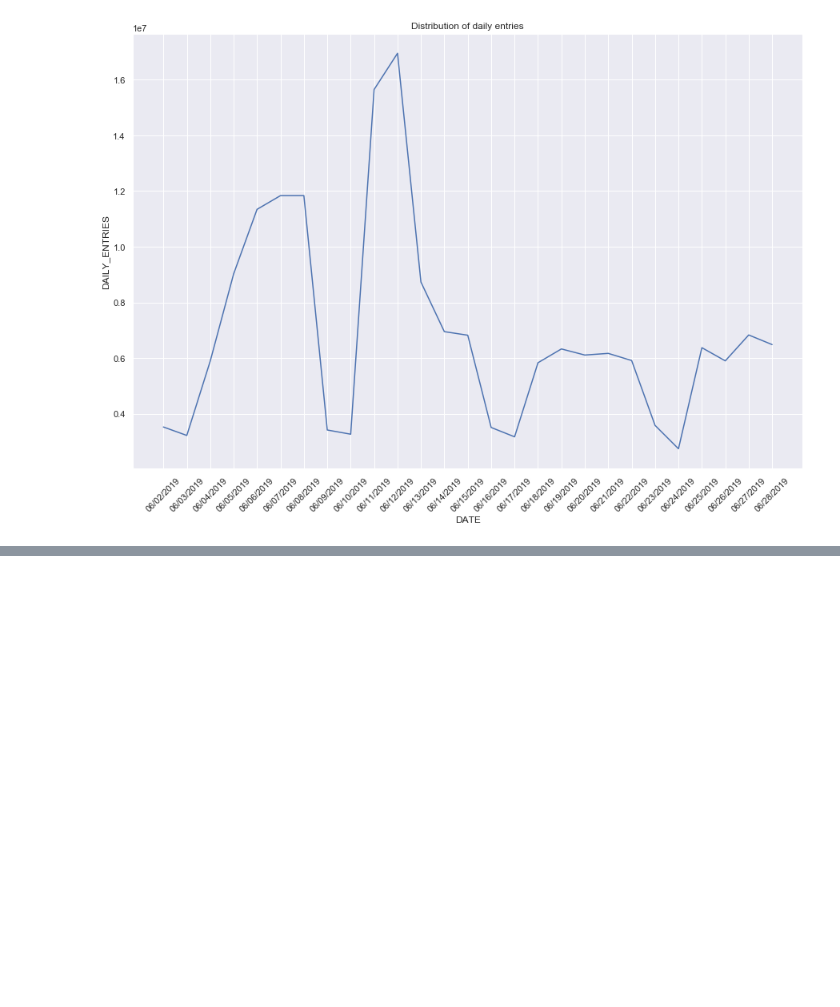
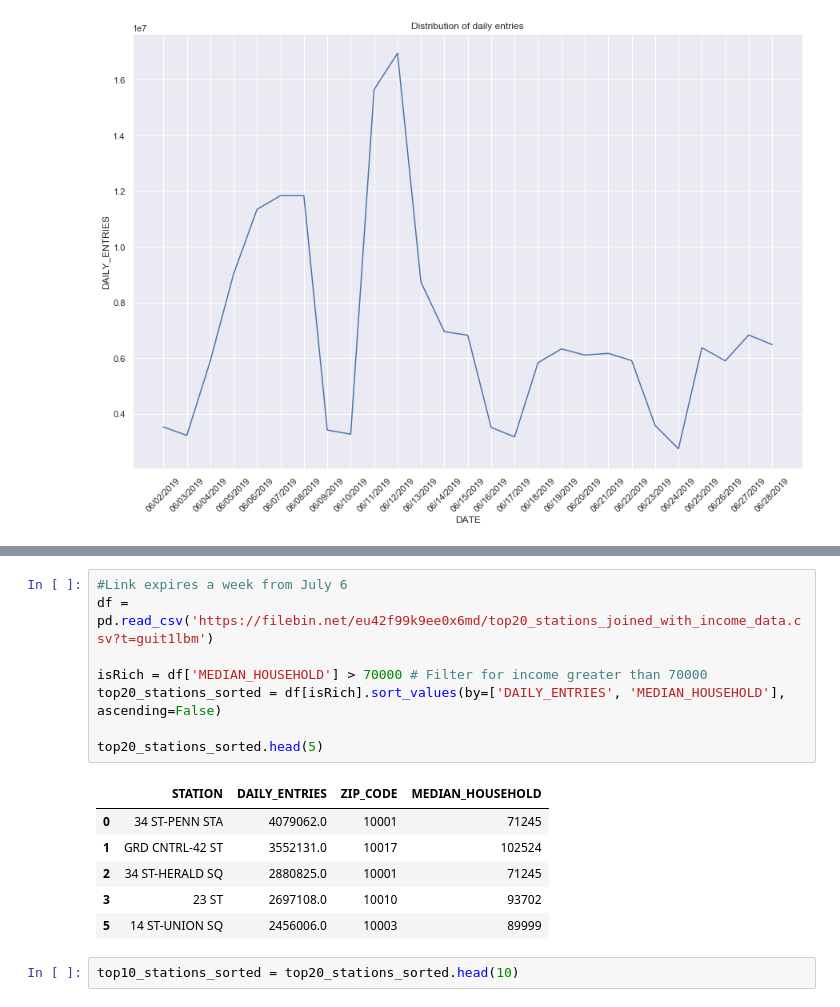
Before and after one commit to alou127/project1, a Jupyter notebook: one_month_mta_viz.ipynb, the cells around one changed output, grey strips where cells are left out. Drawn from its saved outputs; the diff is of its cells as text; blank space fills up the shorter version.

```diff
--- a/one_month_mta_viz.ipynb
+++ b/one_month_mta_viz.ipynb
@@ -375,0 +411,17 @@ plt.title('Distribution of daily entries');
+# %%
+#Link expires a week from July 6
+df = pd.read_csv('https://filebin.net/eu42f99k9ee0x6md/top20_stations_joined_with_income_data.csv?t=guit1lbm')
+
+isRich = df['MEDIAN_HOUSEHOLD'] > 70000 # Filter for income greater than 70000
+top20_stations_sorted = df[isRich].sort_values(by=['DAILY_ENTRIES', 'MEDIAN_HOUSEHOLD'], ascending=False)
+
+top20_stations_sorted.head(5)
+# %% [output]
+|  | STATION | DAILY_ENTRIES | ZIP_CODE | MEDIAN_HOUSEHOLD |
+| 0 | 34 ST-PENN STA | 4079062.0 | 10001 | 71245 |
+| 1 | GRD CNTRL-42 ST | 3552131.0 | 10017 | 102524 |
+| 2 | 34 ST-HERALD SQ | 2880825.0 | 10001 | 71245 |
+| 3 | 23 ST | 2697108.0 | 10010 | 93702 |
+| 5 | 14 ST-UNION SQ | 2456006.0 | 10003 | 89999 |
+# %%
+top10_stations_sorted = top20_stations_sorted.head(10)
```
Also changed, not shown: parts of 5 cells of this notebook.
